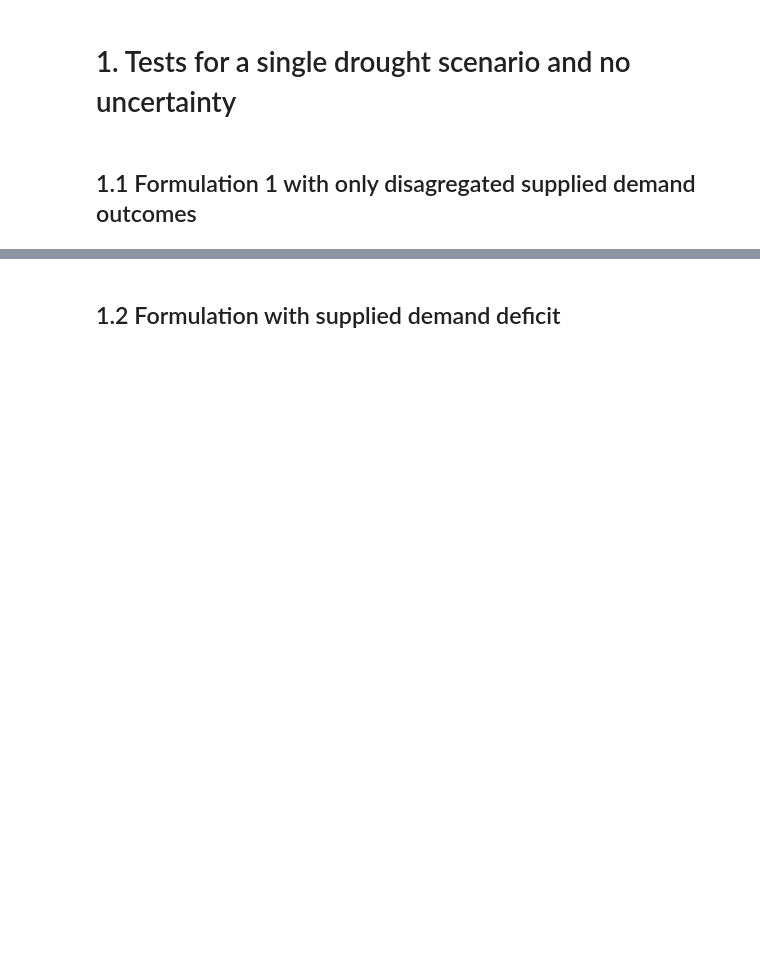
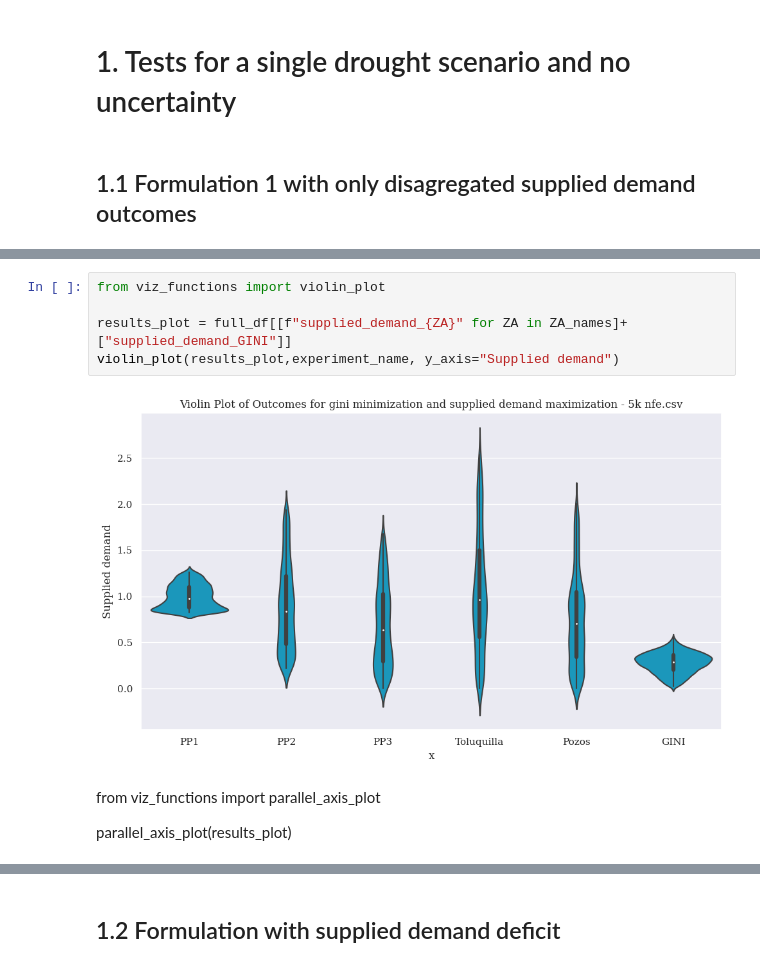
Before and after one commit to arielgoldin/GDL_Aquapheric_Policies, a Jupyter notebook: AMG_experimentation.ipynb, the cells around one changed output, grey strips where cells are left out. Cells and saved outputs as stored; diff of their text form; blank space fills up the shorter version.

```diff
--- a/AMG_experimentation.ipynb
+++ b/AMG_experimentation.ipynb
@@ -127,0 +152,11 @@ results.head(10)
+# %%
+from viz_functions import violin_plot
+
+results_plot = full_df[[f"supplied_demand_{ZA}" for ZA in ZA_names]+["supplied_demand_GINI"]]
+violin_plot(results_plot,experiment_name, y_axis="Supplied demand")
+# %% [output]
+[figure, added]
+# %% [markdown]
+from viz_functions import parallel_axis_plot
+
+parallel_axis_plot(results_plot)
```
Also changed, not shown: parts of 25 cells of this notebook, 41 other files.
